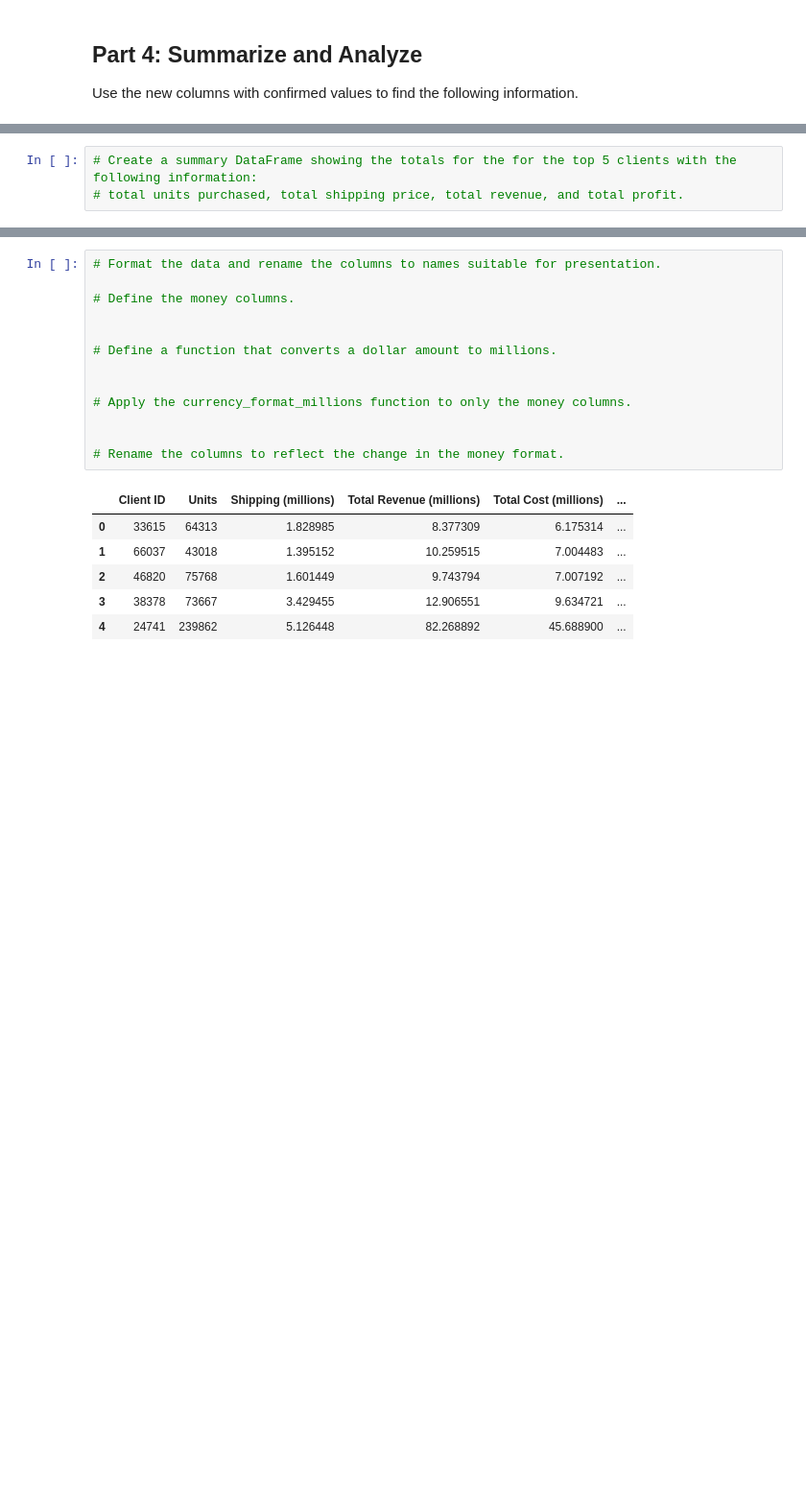
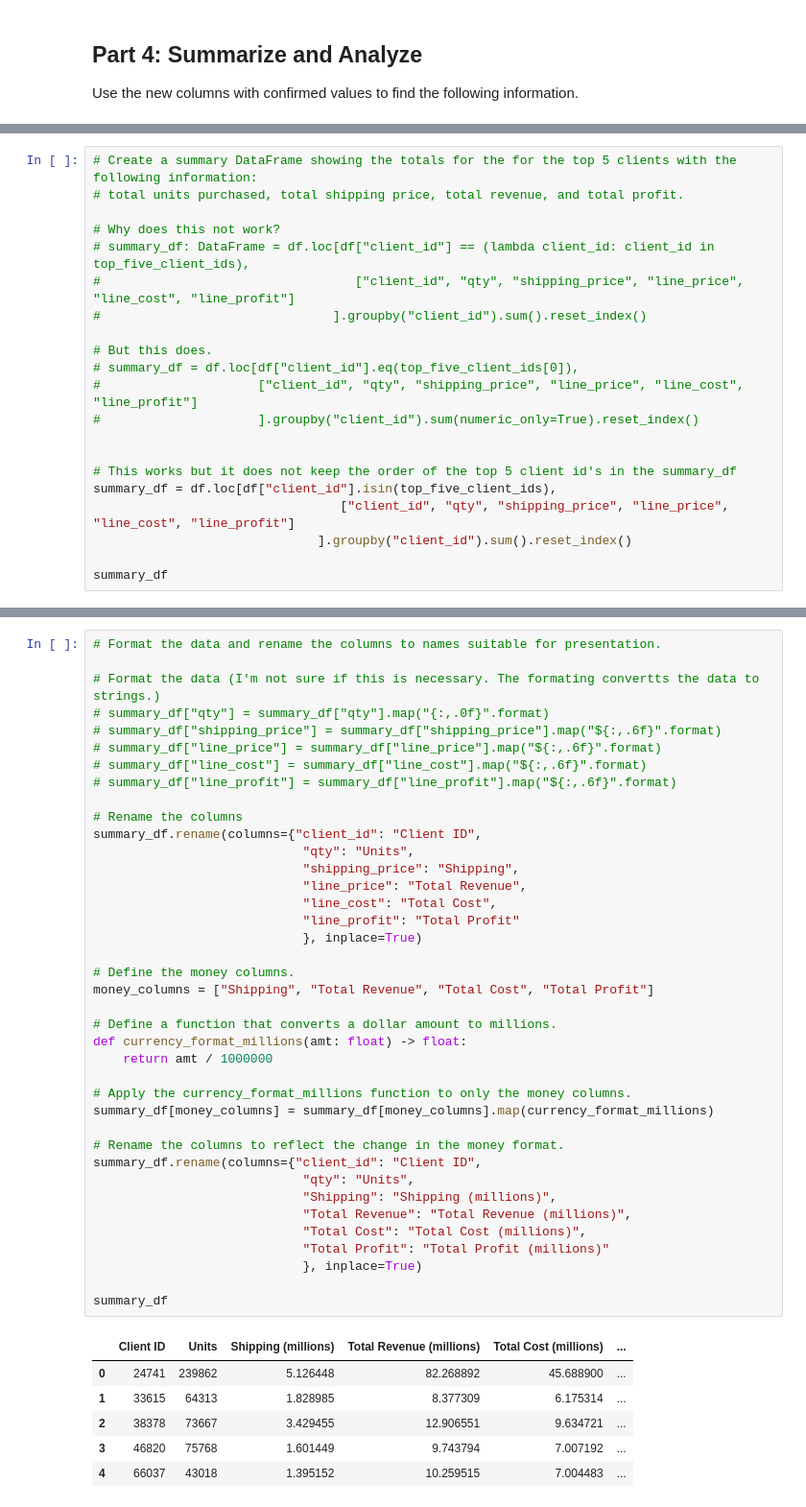
Before and after one commit to JimGile/pandas-challenge-1, a Jupyter notebook: wholesale_data_analysis_starter_code.ipynb, the cells around one changed output, grey strips where cells are left out. Shown: that part at 96% size. Drawn from its saved outputs; the diff is of its cells as text; blank space fills up the shorter version.

```diff
--- a/wholesale_data_analysis_starter_code.ipynb
+++ b/wholesale_data_analysis_starter_code.ipynb
@@ -217,5 +221,23 @@ Use the new columns with confirmed values to find the following information.
 # %%
 # Create a summary DataFrame showing the totals for the for the top 5 clients with the following information:
 # total units purchased, total shipping price, total revenue, and total profit.
+
+# Why does this not work?
+# summary_df: DataFrame = df.loc[df["client_id"] == (lambda client_id: client_id in top_five_client_ids),
+#                                  ["client_id", "qty", "shipping_price", "line_price", "line_cost", "line_profit"]
+#                               ].groupby("client_id").sum().reset_index()
+
+# But this does.
+# summary_df = df.loc[df["client_id"].eq(top_five_client_ids[0]),
+#                     ["client_id", "qty", "shipping_price", "line_price", "line_cost", "line_profit"]
+#                     ].groupby("client_id").sum(numeric_only=True).reset_index()
+
+
+# This works but it does not keep the order of the top 5 client id's in the summary_df
+summary_df = df.loc[df["client_id"].isin(top_five_client_ids),
+                                 ["client_id", "qty", "shipping_price", "line_price", "line_cost", "line_profit"]
+                              ].groupby("client_id").sum().reset_index()
+
+summary_df
 # %% [output]
 |  | client_id | qty | shipping_price | line_price | line_cost | line_profit |
@@ -227,22 +249,48 @@ Use the new columns with confirmed values to find the following information.
 # %%
 # Format the data and rename the columns to names suitable for presentation.
 
+# Format the data (I'm not sure if this is necessary. The formating convertts the data to strings.)
+# summary_df["qty"] = summary_df["qty"].map("{:,.0f}".format)
+# summary_df["shipping_price"] = summary_df["shipping_price"].map("${:,.6f}".format)
+# summary_df["line_price"] = summary_df["line_price"].map("${:,.6f}".format)
+# summary_df["line_cost"] = summary_df["line_cost"].map("${:,.6f}".format)
+# summary_df["line_profit"] = summary_df["line_profit"].map("${:,.6f}".format)
+
+# Rename the columns
+summary_df.rename(columns={"client_id": "Client ID",
+                            "qty": "Units",
+                            "shipping_price": "Shipping",
+                            "line_price": "Total Revenue",
+                            "line_cost": "Total Cost",
+                            "line_profit": "Total Profit"
+                            }, inplace=True)
+
 # Define the money columns.
-
+money_columns = ["Shipping", "Total Revenue", "Total Cost", "Total Profit"]
 
 # Define a function that converts a dollar amount to millions.
-
+def currency_format_millions(amt: float) -> float:
+    return amt / 1000000
 
 # Apply the currency_format_millions function to only the money columns.
-
+summary_df[money_columns] = summary_df[money_columns].map(currency_format_millions)
 
 # Rename the columns to reflect the change in the money format.
+summary_df.rename(columns={"client_id": "Client ID",
+                            "qty": "Units",
+                            "Shipping": "Shipping (millions)",
+                            "Total Revenue": "Total Revenue (millions)",
+                            "Total Cost": "Total Cost (millions)",
+                            "Total Profit": "Total Profit (millions)"
+                            }, inplace=True)
+
+summary_df
 # %% [output]
 |  | Client ID | Units | Shipping (millions) | Total Revenue (millions) | Total Cost (millions) | ... |
-| 0 | 33615 | 64313 | 1.828985 | 8.377309 | 6.175314 | ... |
-| 1 | 66037 | 43018 | 1.395152 | 10.259515 | 7.004483 | ... |
-| 2 | 46820 | 75768 | 1.601449 | 9.743794 | 7.007192 | ... |
-| 3 | 38378 | 73667 | 3.429455 | 12.906551 | 9.634721 | ... |
-| 4 | 24741 | 239862 | 5.126448 | 82.268892 | 45.688900 | ... |
+| 0 | 24741 | 239862 | 5.126448 | 82.268892 | 45.688900 | ... |
+| 1 | 33615 | 64313 | 1.828985 | 8.377309 | 6.175314 | ... |
+| 2 | 38378 | 73667 | 3.429455 | 12.906551 | 9.634721 | ... |
+| 3 | 46820 | 75768 | 1.601449 | 9.743794 | 7.007192 | ... |
+| 4 | 66037 | 43018 | 1.395152 | 10.259515 | 7.004483 | ... |
 # %%
 # Sort the updated data by "Total Profit (millions)" form highest to lowest and assign the sort to a new DatFrame.
```
Also changed, not shown: parts of 3 cells of this notebook.
